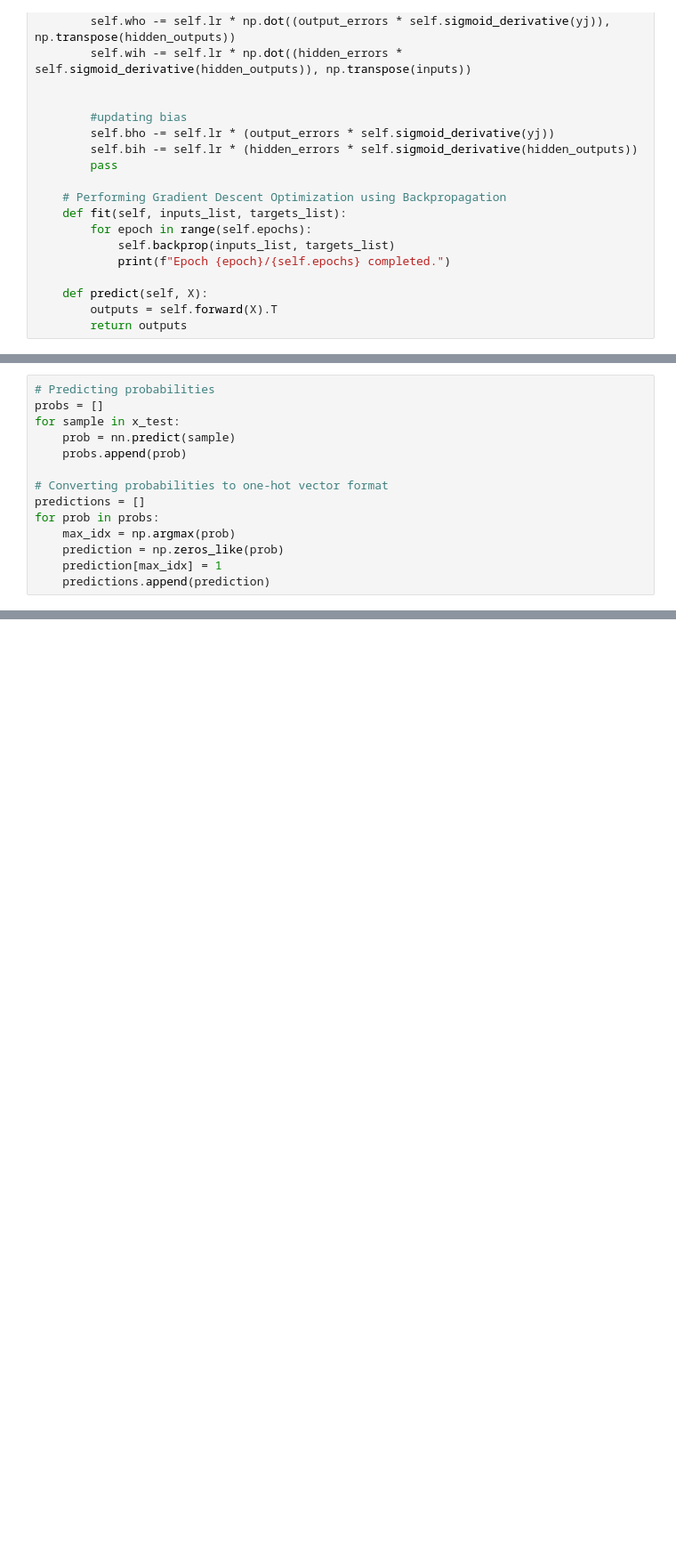
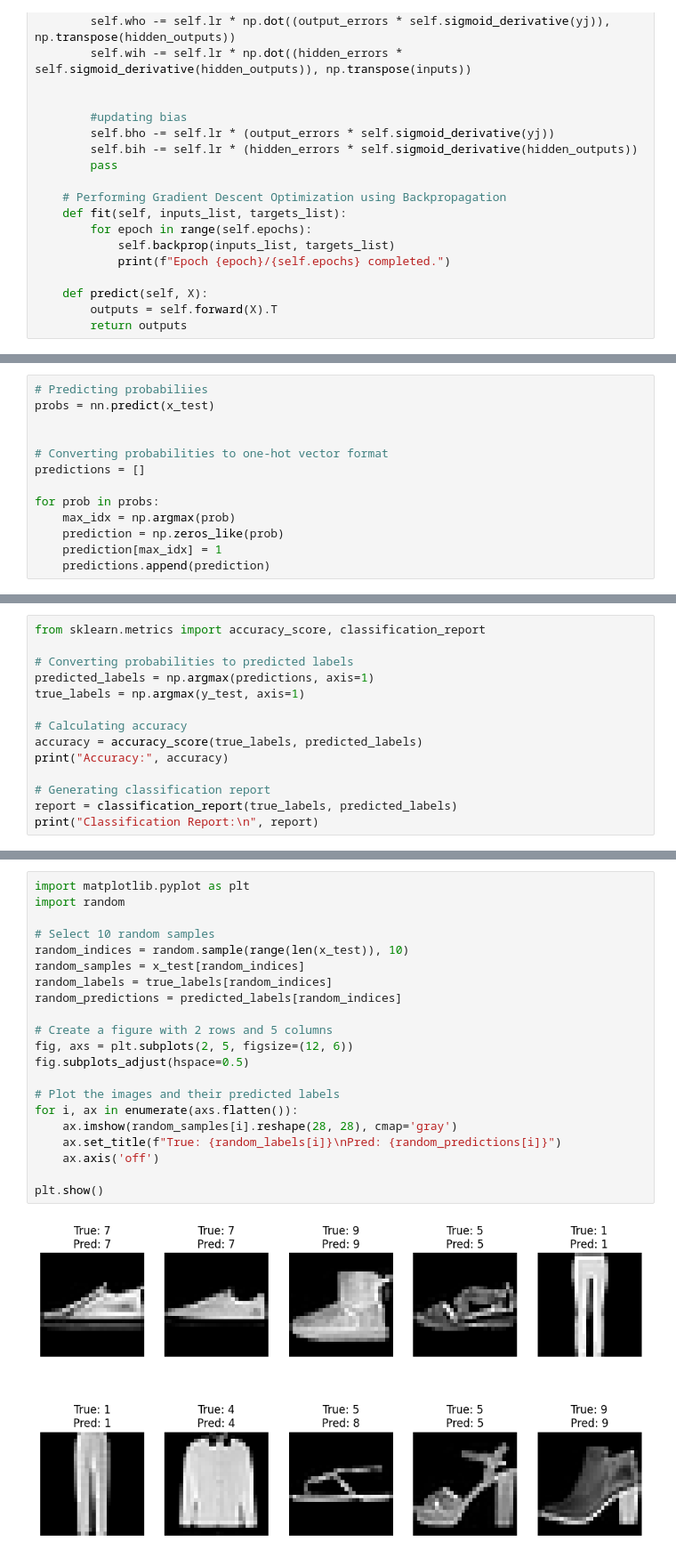
Before and after one commit to sheldor07/understainding-transformers, a Jupyter notebook: multilayer-perceptron-from-scratch.ipynb, the cells around one changed output, grey strips where cells are left out. Shown at 89% size. Cells and saved outputs as stored; diff of their text form; blank space fills up the shorter version.

Commit message:
finished testing and sample output using matplotlib

```diff
--- a/multilayer-perceptron-from-scratch.ipynb
+++ b/multilayer-perceptron-from-scratch.ipynb
@@ -165,12 +170,11 @@ Epoch 99/100 completed.
 # %%
-# Predicting probabilities
-probs = []
-for sample in x_test:
-    prob = nn.predict(sample)
-    probs.append(prob)
+# Predicting probabiliies
+probs = nn.predict(x_test)
+
 
 # Converting probabilities to one-hot vector format
 predictions = []
+
 for prob in probs:
     max_idx = np.argmax(prob)
     prediction = np.zeros_like(prob)
@@ -185,0 +183,14 @@ print("CR:", classification_report(predictions, y_test))
+# %%
+from sklearn.metrics import accuracy_score, classification_report
+
+# Converting probabilities to predicted labels
+predicted_labels = np.argmax(predictions, axis=1)
+true_labels = np.argmax(y_test, axis=1)
+
+# Calculating accuracy
+accuracy = accuracy_score(true_labels, predicted_labels)
+print("Accuracy:", accuracy)
+
+# Generating classification report
+report = classification_report(true_labels, predicted_labels)
+print("Classification Report:\n", report)
@@ -185,0 +216,23 @@ print("CR:", classification_report(predictions, y_test))
+# %%
+import matplotlib.pyplot as plt
+import random
+
+# Select 10 random samples
+random_indices = random.sample(range(len(x_test)), 10)
+random_samples = x_test[random_indices]
+random_labels = true_labels[random_indices]
+random_predictions = predicted_labels[random_indices]
+
+# Create a figure with 2 rows and 5 columns
+fig, axs = plt.subplots(2, 5, figsize=(12, 6))
+fig.subplots_adjust(hspace=0.5)
+
+# Plot the images and their predicted labels
+for i, ax in enumerate(axs.flatten()):
+    ax.imshow(random_samples[i].reshape(28, 28), cmap='gray')
+    ax.set_title(f"True: {random_labels[i]}\nPred: {random_predictions[i]}")
+    ax.axis('off')
+
+plt.show()
+# %% [output]
+[figure, added]
```
Also changed, not shown: parts of 6 cells of this notebook.
